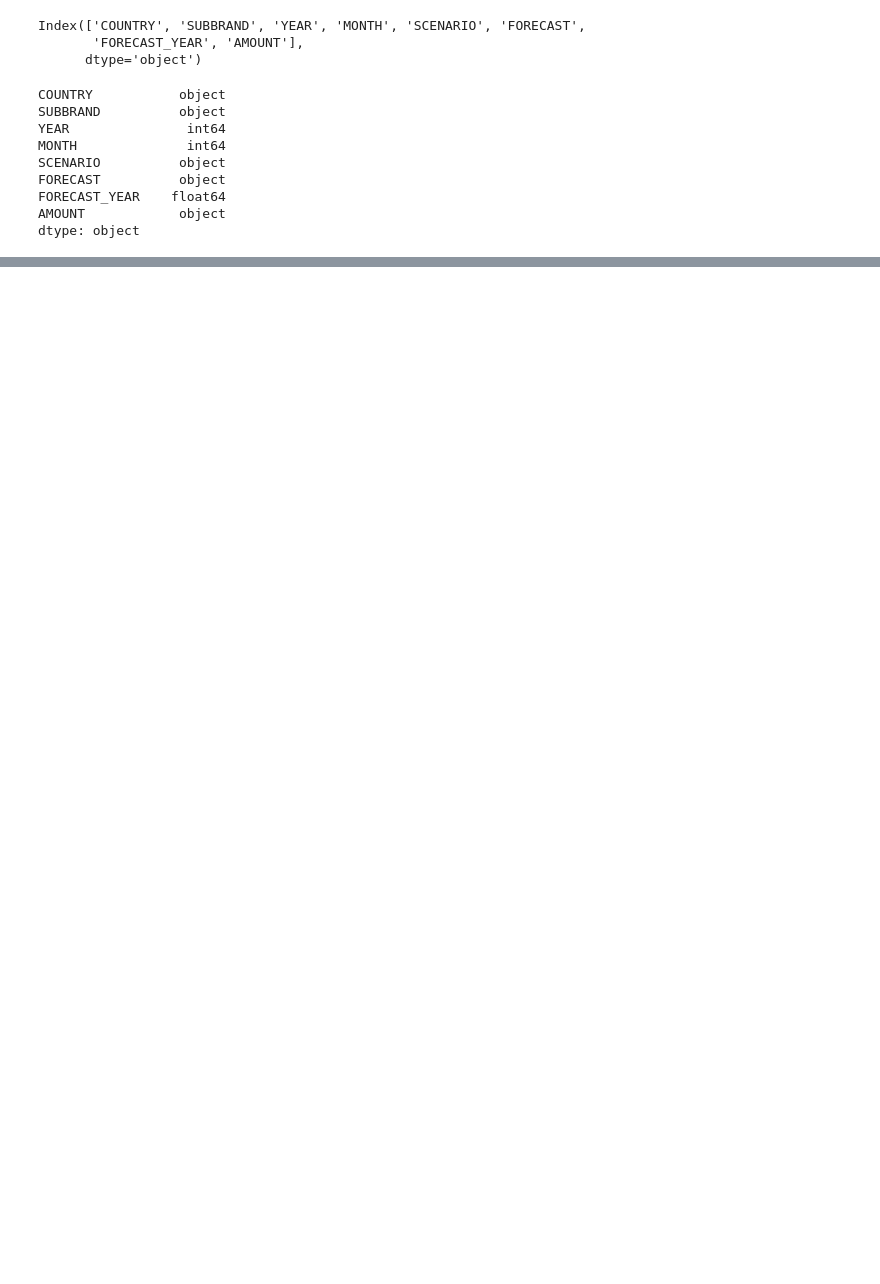
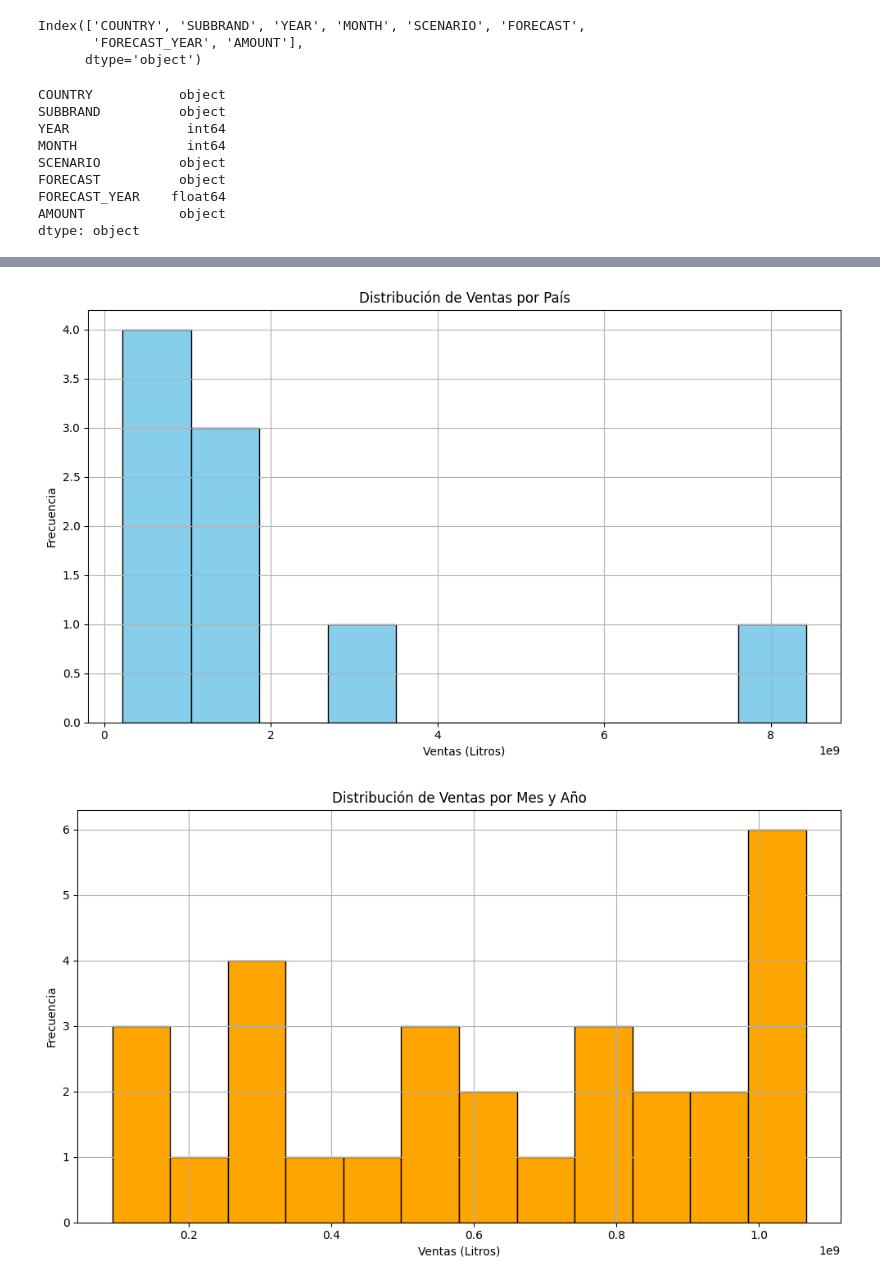
Before and after one commit to juliablaz2003/UFV_visualizacion, a Jupyter notebook: Ejercicios de clase/clase2_18oct.ipynb, the cells around one changed output, grey strips where cells are left out. Drawn from its saved outputs; the diff is of its cells as text; code cells hidden in the pictures; blank space fills up the shorter version.

```diff
--- a/Ejercicios de clase/clase2_18oct.ipynb
+++ b/Ejercicios de clase/clase2_18oct.ipynb
@@ -177,0 +328,35 @@ predicciones_espana
+# %%
+# Gráficos de las distribuciones solicitadas en el punto 8 como histogramas
+
+# Distribución de ventas por país
+plt.figure(figsize=(10, 6))
+df.groupby('COUNTRY')['AMOUNT'].sum().plot(kind='hist', bins=10, color='skyblue', edgecolor='black')
+plt.title('Distribución de Ventas por País')
+plt.xlabel('Ventas (Litros)')
+plt.ylabel('Frecuencia')
+plt.grid(True)
+plt.tight_layout()
+plt.show()
+
+# Distribución de ventas por mes y año
+plt.figure(figsize=(10, 6))
+df.groupby(['YEAR', 'MONTH'])['AMOUNT'].sum().plot(kind='hist', bins=12, color='orange', edgecolor='black')
+plt.title('Distribución de Ventas por Mes y Año')
+plt.xlabel('Ventas (Litros)')
+plt.ylabel('Frecuencia')
+plt.grid(True)
+plt.tight_layout()
+plt.show()
+
+# Distribución de ventas por marca
+plt.figure(figsize=(10, 6))
+df.groupby('SUBBRAND')['AMOUNT'].sum().plot(kind='hist', bins=6, color='green', edgecolor='black')
+plt.title('Distribución de Ventas por Marca')
+plt.xlabel('Ventas (Litros)')
+plt.ylabel('Frecuencia')
+plt.grid(True)
+plt.tight_layout()
+plt.show()
+# %% [output]
+[figure, added]
+[figure, added]
```
Also changed, not shown: parts of 68 cells of this notebook.
